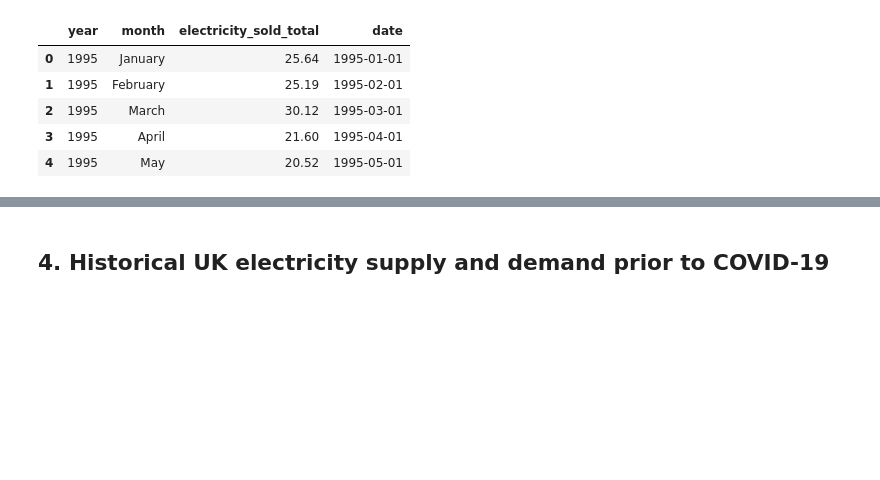
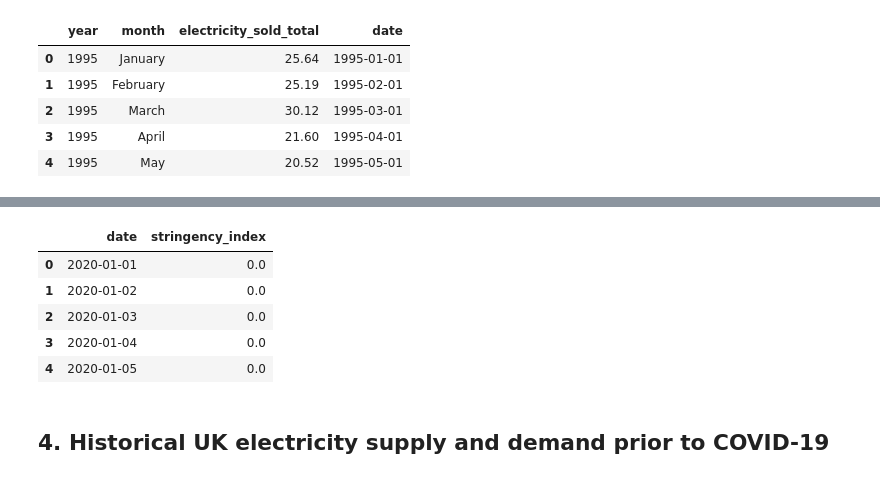
Before and after one commit to robynfsj/cfg-big-data-challenge, a Jupyter notebook: notebooks/submission.ipynb, the cells around one changed output, grey strips where cells are left out. Cells and saved outputs as stored; diff of their text form; code cells hidden in the pictures; blank space fills up the shorter version.

```diff
--- a/notebooks/submission.ipynb
+++ b/notebooks/submission.ipynb
@@ -226,0 +231,13 @@ elec_sold.head()
+# %%
+# Import response indices data.
+response_indices = pd.read_excel('../data/response_indices.xlsx', sheet_name='UK_combined')
+
+# Convert dates to datetime.
+response_indices['date'] = pd.to_datetime(response_indices['date'].astype(str),
+                                          format ='%Y%m%d')
+
+# Select only the data we are interested in – stringency index.
+stringency = response_indices[['date', 'stringency_index']]
+
+# Check data is correct.
+stringency.info()
@@ -227,3 +254,12 @@ elec_sold.head()
+# %%
+stringency.head()
+# %% [output]
+|  | date | stringency_index |
+| 0 | 2020-01-01 | 0.0 |
+| 1 | 2020-01-02 | 0.0 |
+| 2 | 2020-01-03 | 0.0 |
+| 3 | 2020-01-04 | 0.0 |
+| 4 | 2020-01-05 | 0.0 |
 # %% [markdown]
 ## 4. Historical UK electricity supply and demand prior to COVID-19
 # %% [markdown]
```
Also changed, not shown: parts of 22 cells of this notebook.
